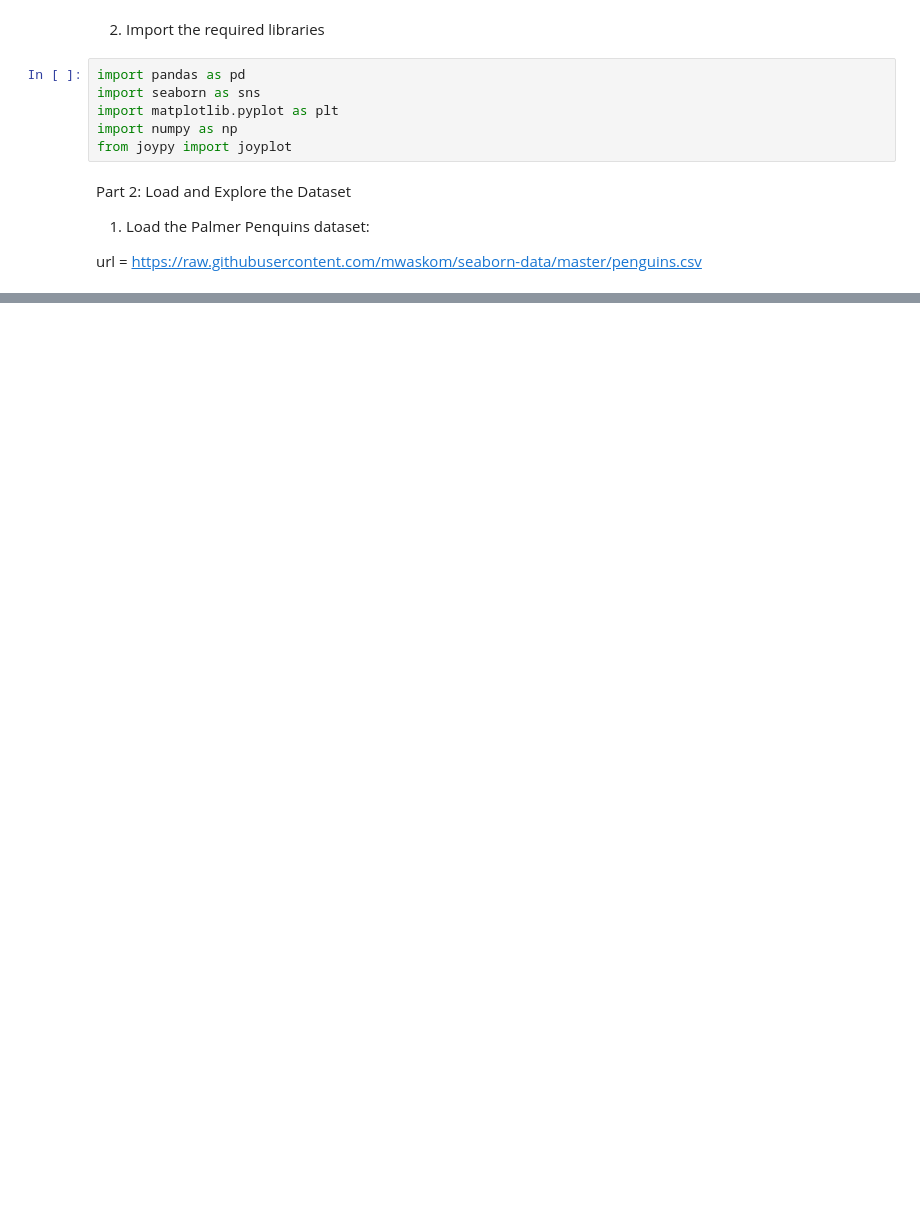
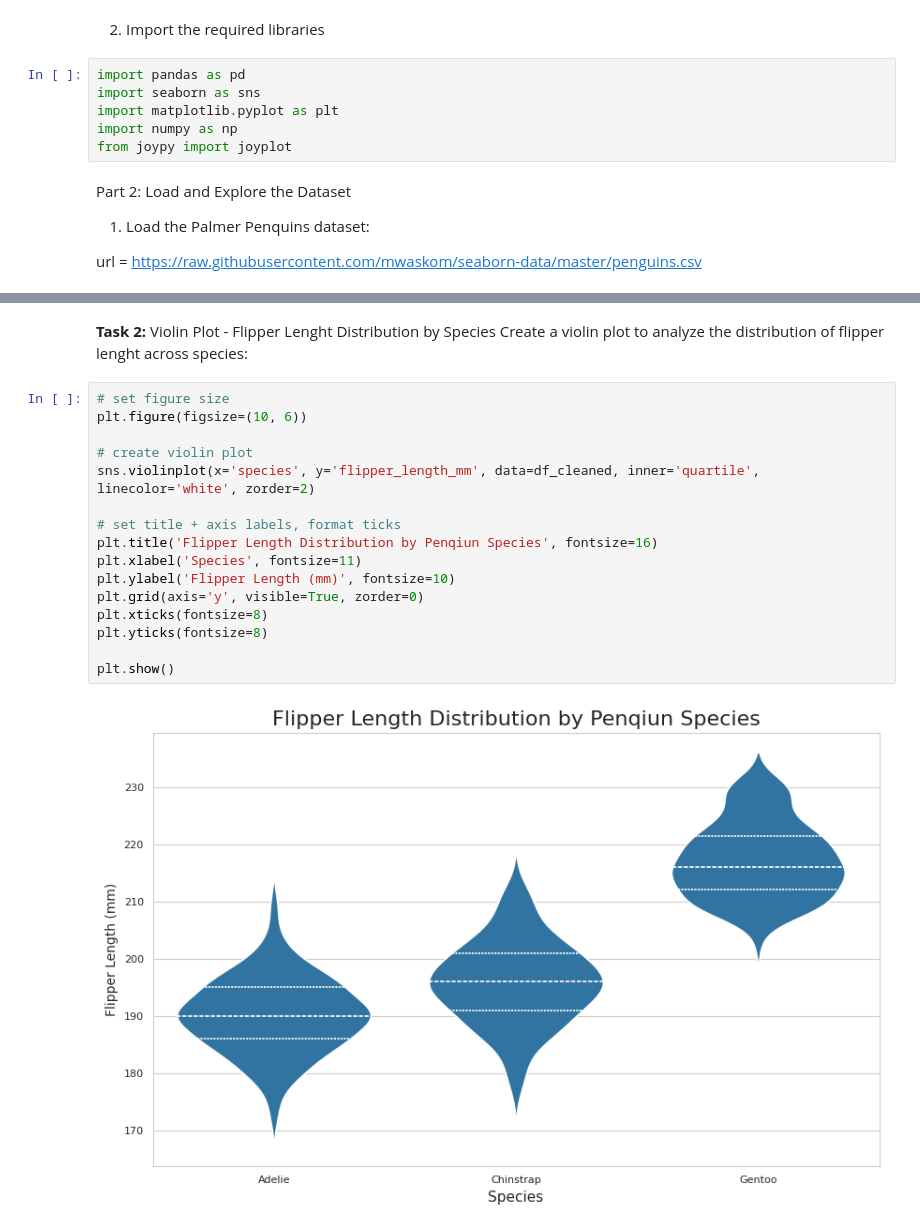
Before and after one commit to Roxaxx/Data110, a Jupyter notebook: Roxaxx_week6.ipynb, the cells around one changed output, grey strips where cells are left out. Cells and saved outputs as stored; diff of their text form; blank space fills up the shorter version.

```diff
--- a/Roxaxx_week6.ipynb
+++ b/Roxaxx_week6.ipynb
@@ -23,0 +114,20 @@ Part 2: Load and Explore the Dataset
+# %% [markdown]
+**Task 2:** Violin Plot - Flipper Lenght Distribution by Species Create a violin plot to analyze the distribution of flipper lenght across species:
+# %%
+# set figure size
+plt.figure(figsize=(10, 6))
+
+# create violin plot
+sns.violinplot(x='species', y='flipper_length_mm', data=df_cleaned, inner='quartile', linecolor='white', zorder=2)
+
+# set title + axis labels, format ticks
+plt.title('Flipper Length Distribution by Penqiun Species', fontsize=16)
+plt.xlabel('Species', fontsize=11)
+plt.ylabel('Flipper Length (mm)', fontsize=10)
+plt.grid(axis='y', visible=True, zorder=0)
+plt.xticks(fontsize=8)
+plt.yticks(fontsize=8)
+
+plt.show()
+# %% [output]
+[figure, added]
```
Also changed, not shown: parts of 9 cells of this notebook.
